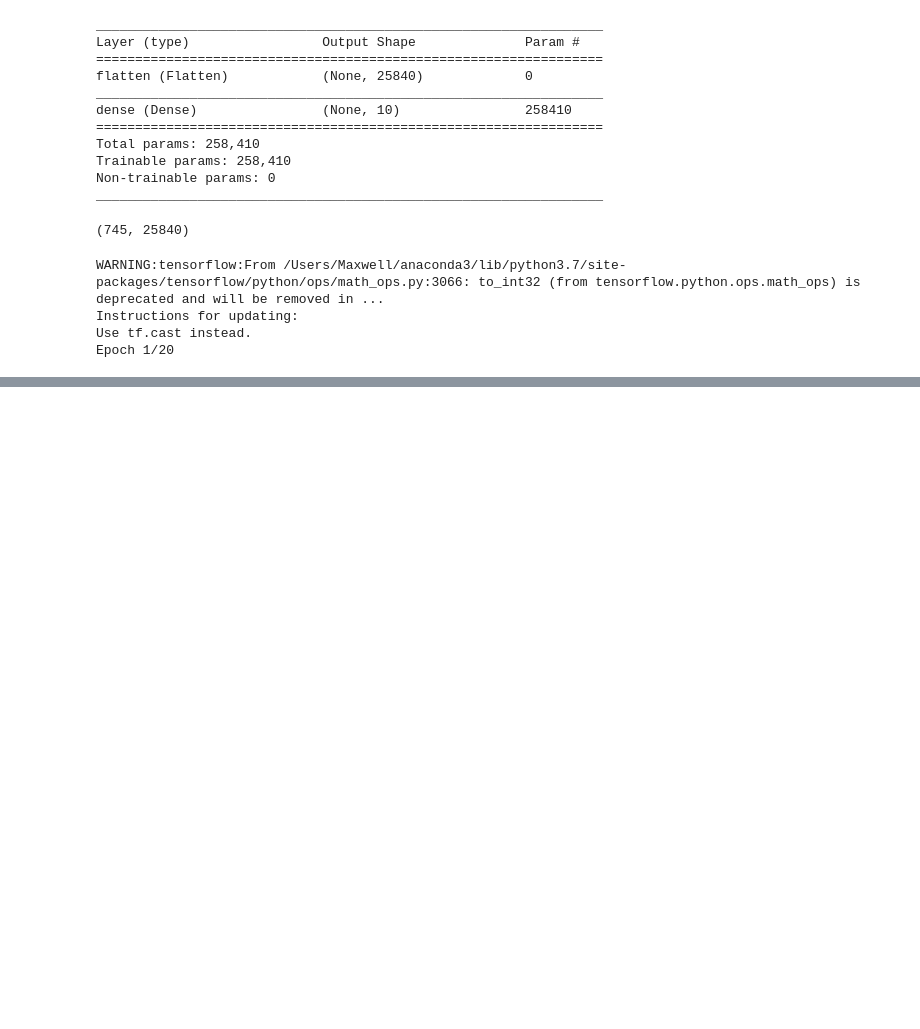
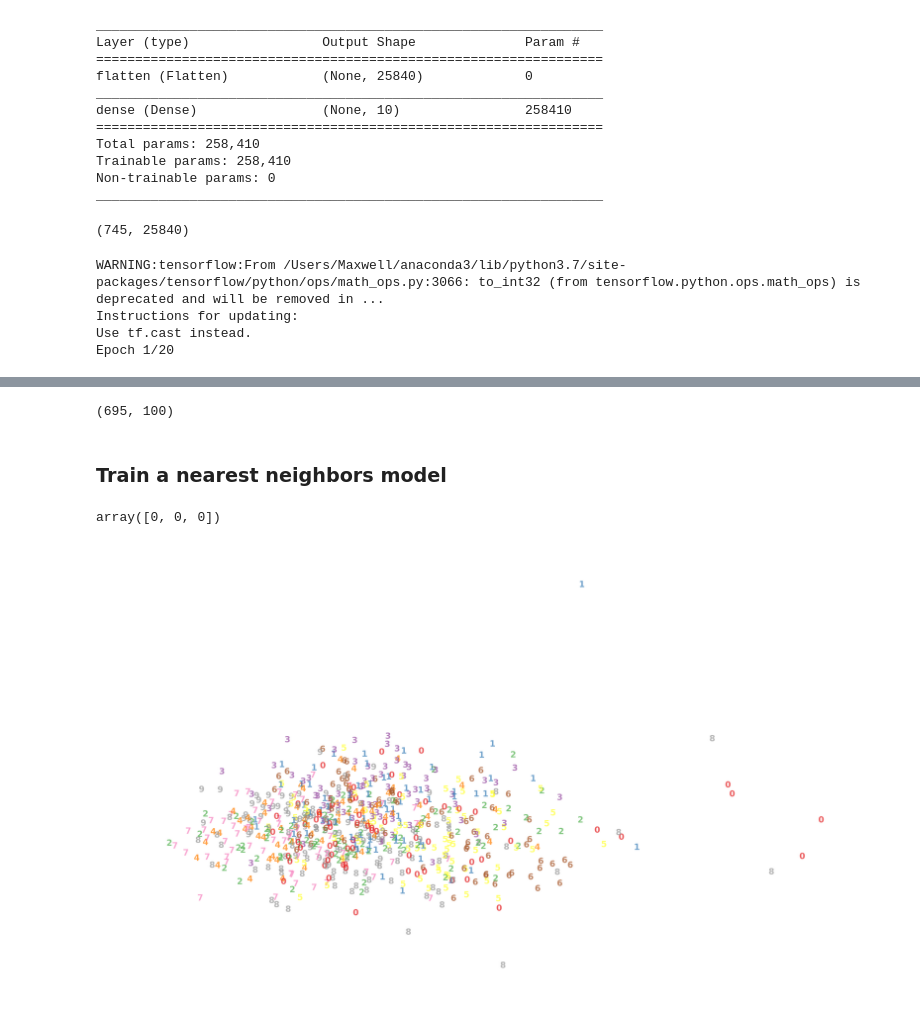
Before and after one commit to mhfisch/production-value, a Jupyter notebook: mfcc_nn_model.ipynb, the cells around one changed output, grey strips where cells are left out. Drawn from its saved outputs; the diff is of its cells as text; code cells hidden in the pictures; blank space fills up the shorter version.

```diff
--- a/mfcc_nn_model.ipynb
+++ b/mfcc_nn_model.ipynb
@@ -151,0 +229,55 @@ Epoch 1/20
+# %%
+X_train_pca.shape
+# %% [output]
+(695, 100)
+# %% [markdown]
+### Train a nearest neighbors model
+# %%
+def plot_mnist_embedding(ax, X, y, title=None, alpha = 1):
+    """Plot an embedding of the mnist dataset onto a plane.
+
+    Parameters
+    ----------
+    ax: matplotlib.axis object
+      The axis to make the scree plot on.
+
+    X: numpy.array, shape (n, 2)
+      A two dimensional array containing the coordinates of the embedding.
+
+    y: numpy.array
+      The labels of the datapoints.  Should be digits.
+
+    title: str
+      A title for the plot.
+    """
+    x_min, x_max = np.min(X, 0), np.max(X, 0)
+    X = (X - x_min) / (x_max - x_min)
+    ax.axis('off')
+    ax.patch.set_visible(False)
+    for i in range(X.shape[0]):
+        plt.text(X[i, 0], X[i, 1],
+                 str(y[i]),
+                 color=plt.cm.Set1((y[i]+1) / 10.),
+                 fontdict={'weight': 'bold', 'size': 12},
+                 alpha = alpha)
+
+    ax.set_xticks([]),
+    ax.set_yticks([])
+    ax.set_ylim([-0.1,1.1])
+    ax.set_xlim([-0.1,1.1])
+
+    if title is not None:
+        ax.set_title(title, fontsize=16)
+# %%
+np.argmax(np.array([[0,1,0]]),axis=0)
+# %% [output]
+array([0, 0, 0])
+# %%
+pca = PCA(n_components=3)
+X_pca = pca.fit_transform(X_train_scale)
+
+
+fig, ax = plt.subplots(figsize=(20, 12))
+plot_mnist_embedding(ax, X_pca[:,1:], np.argmax(y_train, axis = 1), alpha = 0.7)
+# %% [output]
+[figure, added]
```
Also changed, not shown: parts of 14 cells of this notebook.
